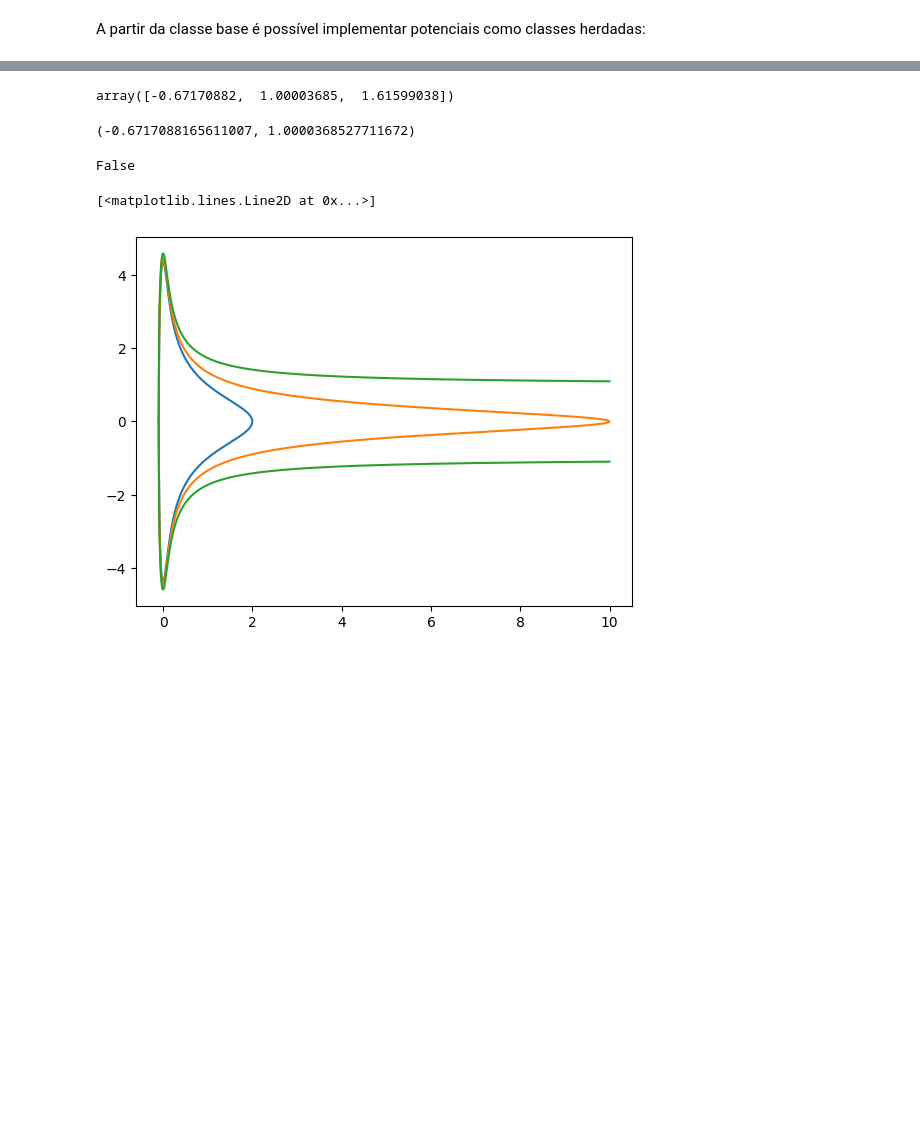
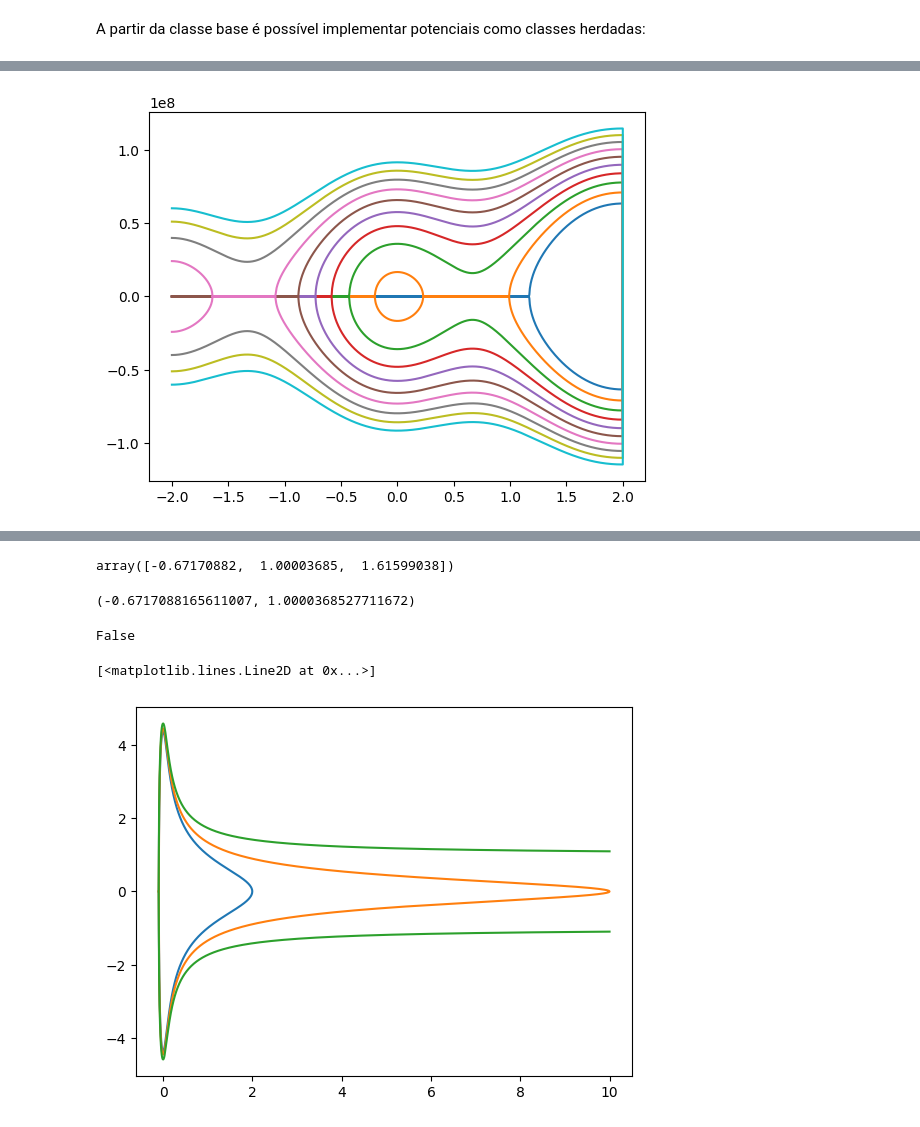
Before and after one commit to Gabriel-Amici/MorseCoulomb, a Jupyter notebook: notebooks/development/classes/class_dev_copy.ipynb, the cells around one changed output, grey strips where cells are left out. Drawn from its saved outputs; the diff is of its cells as text; code cells hidden in the pictures; blank space fills up the shorter version.

```diff
--- a/notebooks/development/classes/class_dev_copy.ipynb
+++ b/notebooks/development/classes/class_dev_copy.ipynb
@@ -469 +520,29 @@ plt.grid()
+# %%
+Phi0 = 0.25e-11
+roots = rf1.return_points(Phi0)
+
+taus = np.linspace(*roots, 1000)*1.e9
+
+eps = (np.sqrt(2)*rf1.E0/rf1.alpha)*(Phi0 - rf1.value(taus))**(1/2)
+# %%
+# for Phi0 in np.linspace(0.05e-11, rf1.Phi_max, 5):
+for Phi0 in np.linspace(-2e-11, rf1.Phi_max+20e-11, 10):
+# for Phi0 in np.linspace(0.05, 0.7, 5)*1.e-11:
+    # roots = rf1.return_points(Phi0)
+
+    # taus = np.linspace(*roots, 1000)*1.e9
+    taus = np.linspace(-2, 2, 1000)
+
+    delta_Phi = Phi0 - rf1.value(taus)
+    eps = np.where(delta_Phi > 0, np.sqrt(delta_Phi), 0)
+    eps *= (np.sqrt(2)*rf1.E0/rf1.alpha)
+
+    taus = np.vstack([taus, taus[::-1]]).flatten()
+    eps = np.vstack([eps, -eps[::-1]]).flatten()
+
+    plt.plot(taus, eps, label=f"$\\Phi_0 = {Phi0:.2e}$")
+    # plt.plot(taus, -eps)
+# plt.legend()
+# %% [output]
+[figure, added]
 # %%
```
Also changed, not shown: parts of 7 cells of this notebook.
